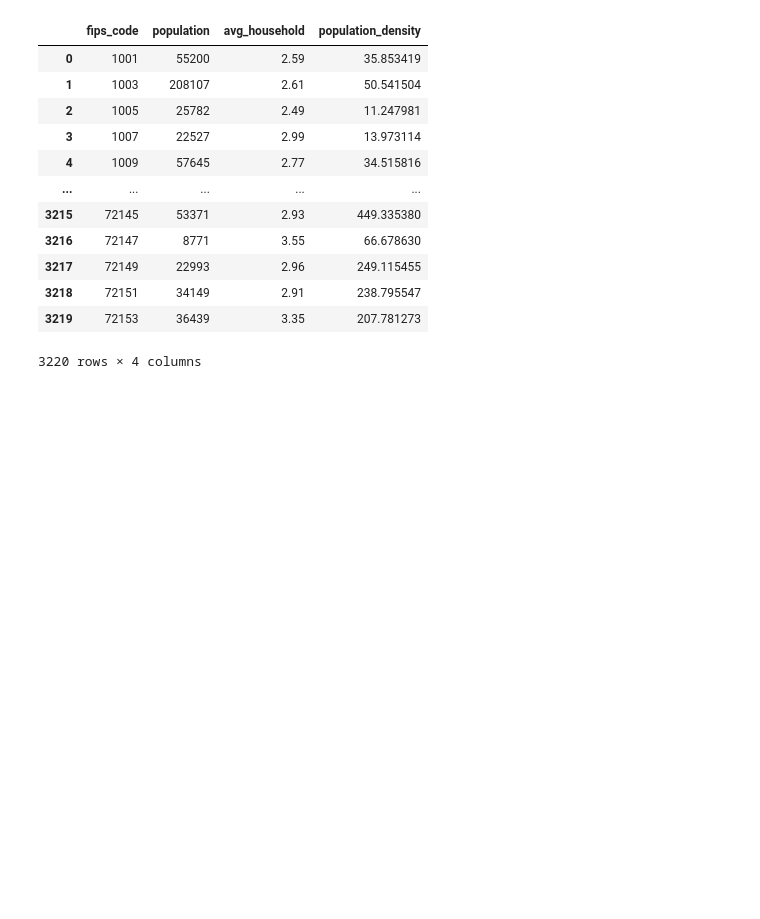
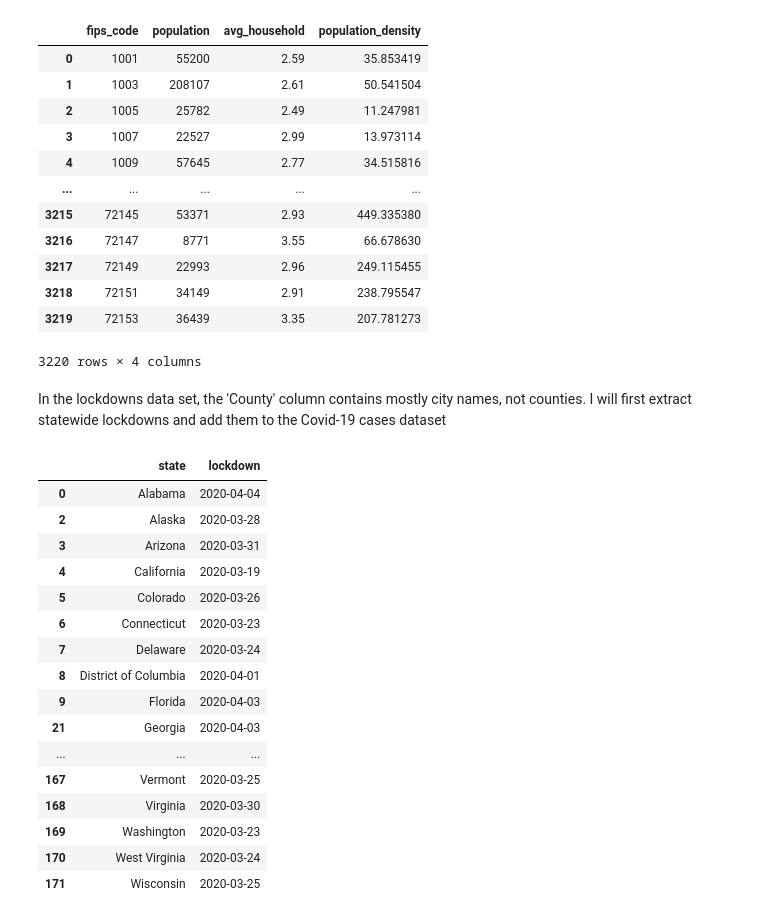
Before and after one commit to Anti-Rona-Task-Force/COVID, a Jupyter notebook: notebooks/County_Clusters.ipynb, the cells around one changed output. Cells and saved outputs as stored; diff of their text form; code cells hidden in the pictures; blank space fills up the shorter version.

```diff
--- a/notebooks/County_Clusters.ipynb
+++ b/notebooks/County_Clusters.ipynb
@@ -123,3 +125,29 @@ populations
 | 3218 | 72151 | 34149 | 2.91 | 238.795547 |
 | 3219 | 72153 | 36439 | 3.35 | 207.781273 |
 3220 rows × 4 columns
+# %% [markdown]
+In the lockdowns data set, the 'County' column contains mostly city names, not counties. I will first extract statewide lockdowns and add them to the Covid-19 cases dataset
+# %%
+state_lockdowns = lockdowns[lockdowns.County.isna()]
+state_lockdowns = state_lockdowns.rename(columns={'State': 'state', 'Date': 'lockdown'})
+state_lockdowns = state_lockdowns[['state', 'lockdown']]
+# %%
+state_lockdowns
+# %% [output]
+|  | state | lockdown |
+| 0 | Alabama | 2020-04-04 |
+| 2 | Alaska | 2020-03-28 |
+| 3 | Arizona | 2020-03-31 |
+| 4 | California | 2020-03-19 |
+| 5 | Colorado | 2020-03-26 |
+| 6 | Connecticut | 2020-03-23 |
+| 7 | Delaware | 2020-03-24 |
+| 8 | District of Columbia | 2020-04-01 |
+| 9 | Florida | 2020-04-03 |
+| 21 | Georgia | 2020-04-03 |
+| ... | ... | ... |
+| 167 | Vermont | 2020-03-25 |
+| 168 | Virginia | 2020-03-30 |
+| 169 | Washington | 2020-03-23 |
+| 170 | West Virginia | 2020-03-24 |
+| 171 | Wisconsin | 2020-03-25 |
```
Also changed, not shown: parts of 9 cells of this notebook.
